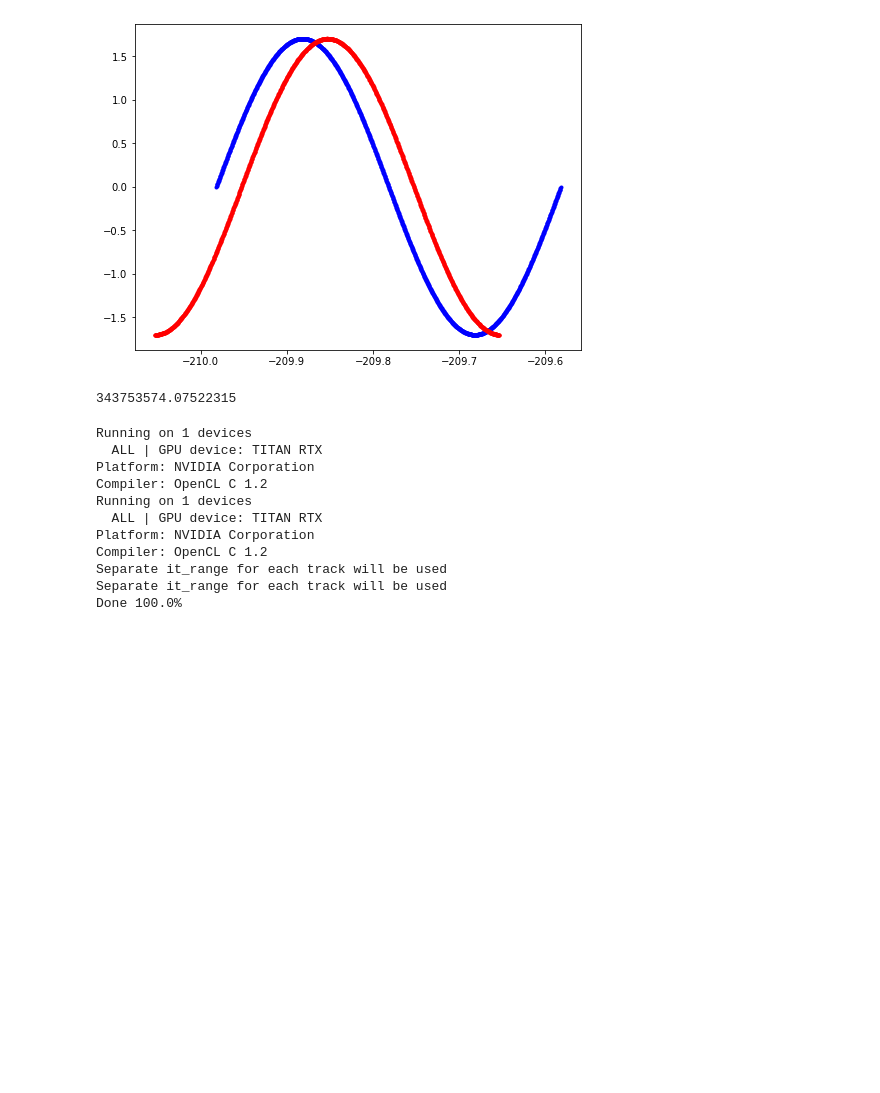
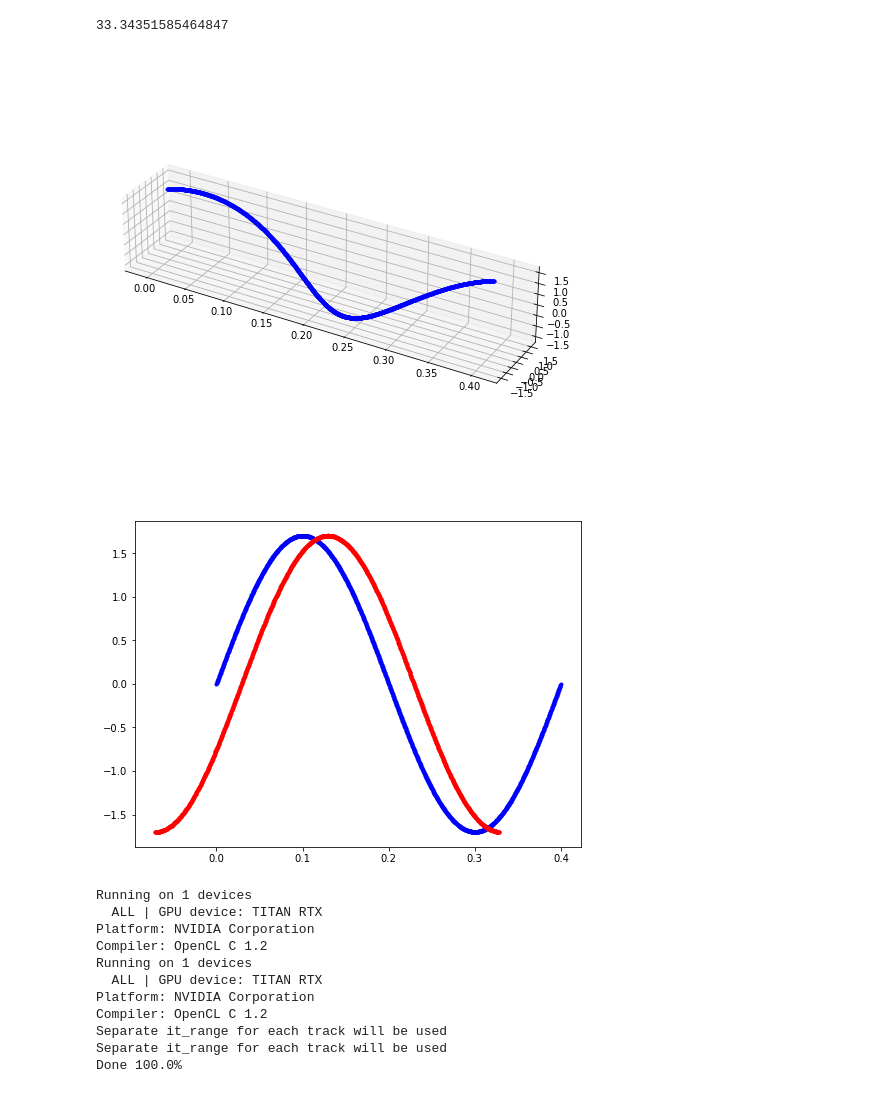
Before and after one commit to hightower8083/synchrad, a Jupyter notebook: tutorials/Spiral_Example.ipynb, the cells around one changed output. Drawn from its saved outputs; the diff is of its cells as text; code cells hidden in the pictures; blank space fills up the shorter version.

```diff
--- a/tutorials/Spiral_Example.ipynb
+++ b/tutorials/Spiral_Example.ipynb
@@ -74,6 +74,10 @@ v_phs = c * (1-gamma_0**-2)**0.5 + omega_ch/k_siprl
 theta_vc = np.arccos(c/v_phs)
 
 trak0 = np.array([x, y, z, ux, uy, uz])
+# %%
+theta_vc * 1e3
+# %% [output]
+33.34351585464847
 # %%
 def motion_channel(t, track, omega_p):
     x, y, z, ux, uy, uz = track
@@ -99,36 +103,26 @@ for ip in tqdm(range(Np)):
 
     tracks.append([x, y, z, ux, uy, uz, 1.0, 0.0])
 # %%
-"""fig = plt.figure(figsize=(8,6))
+fig = plt.figure(figsize=(8,6))
 ax = Axes3D(fig, box_aspect=(5,1,1))
-
-it=0
 for track in tracks[::8]:
     x, y, z, ux, uy, uz, w, id_start = track
     x, y, z = x*1e6, y*1e6, z*1e6
-    ax.plot(z[it], x[it], y[it], '.', c='b')"""
-
+    it=0
+    ax.plot(z[it], x[it], y[it], '.', c='b')
 
 fig = plt.figure(figsize=(8,6))
 
-it=0
 for track in tracks[::8]:
     x, y, z, ux, uy, uz, w, id_start = track
     x, y, z = x*1e6, y*1e6, z*1e6
-    plt.plot(z[it], x[it], '.', c='b')
-
-it=16
-for track in tracks[::8]:
-    x, y, z, ux, uy, uz, w, id_start = track
-    z -= it*dt*c
-    x, y, z = x*1e6, y*1e6, z*1e6
-    plt.plot(z[it], x[it], '.', c='r')
+    it=0
+    plt.plot(z[it] - it*dt*c*1e6, x[it], '.', c='b')
+    it=16
+    plt.plot(z[it] - it*dt*c*1e6, x[it], '.', c='r')
 # %% [output]
-[figure, old version]
+[figure, new version]
+[figure, added]
-# %%
-omega_ch_crit/omega_1m
-# %% [output]
-343753574.07522315
 # %%
 calc_input_incoh = {
     "grid": [
```
Also changed, not shown: parts of 2 cells of this notebook.
